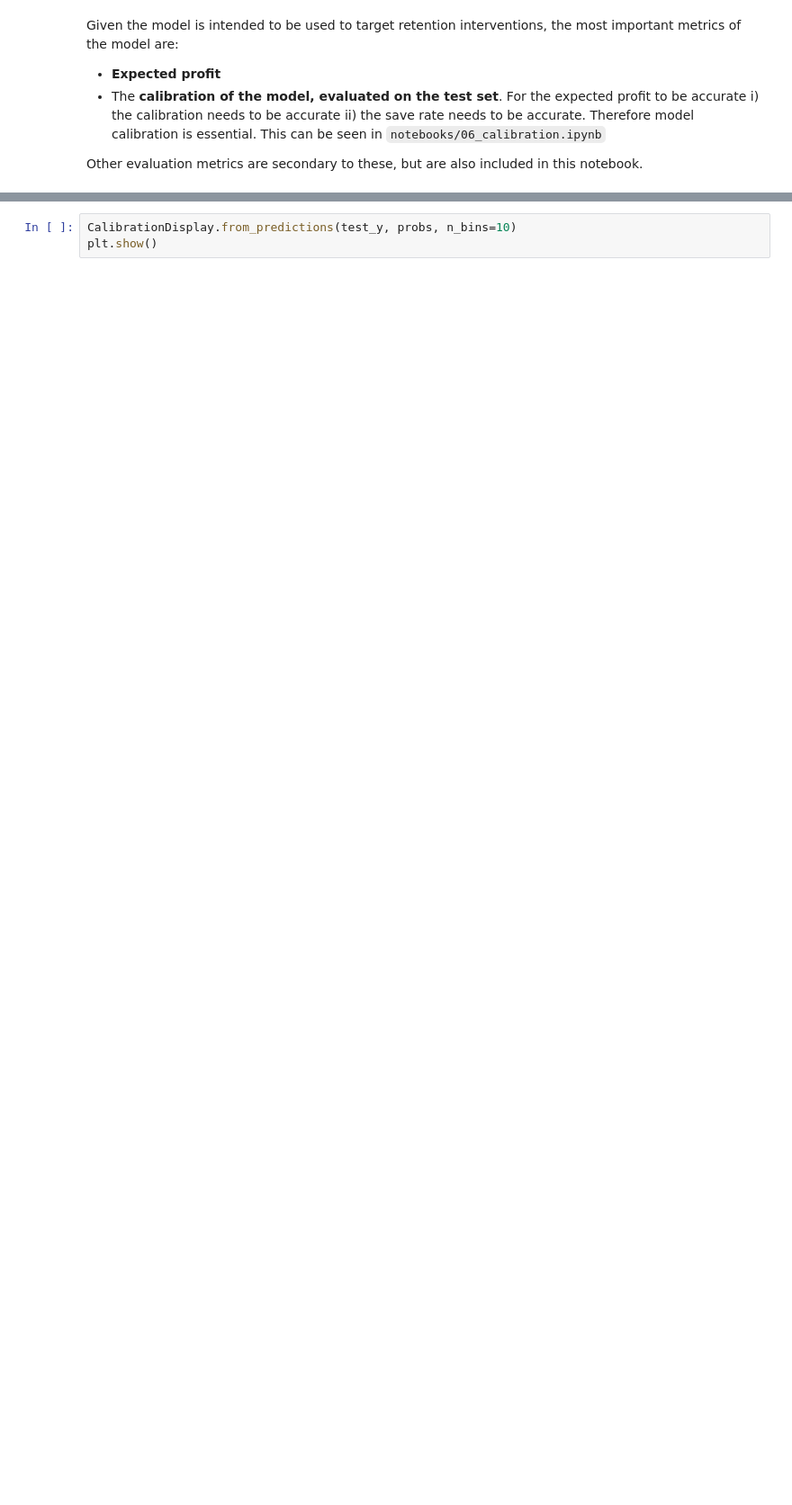
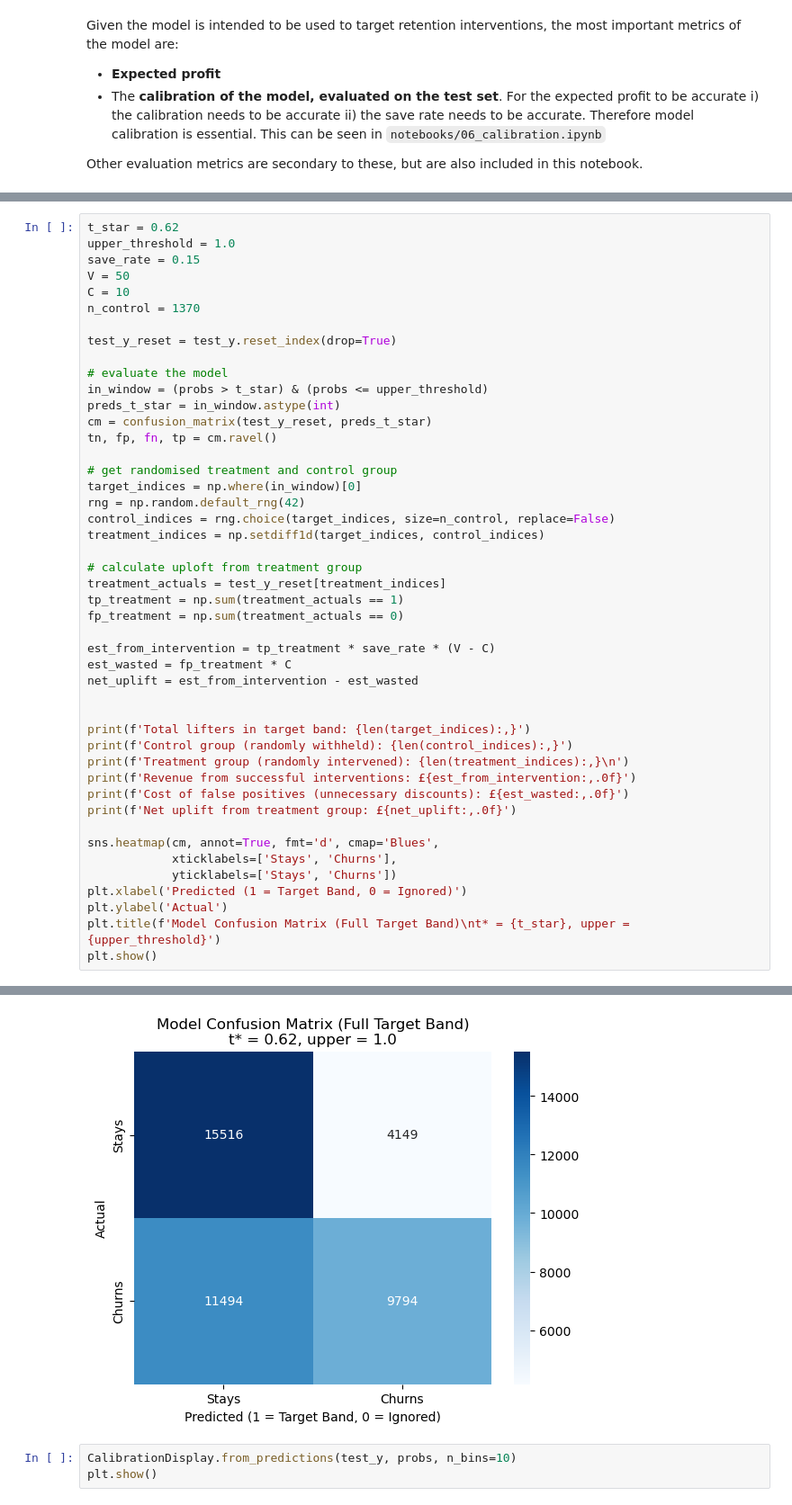
Before and after one commit to bnparris/Powerlifting-Membership-Churn-Model, a Jupyter notebook: notebooks/08_test.ipynb.ipynb, the cells around one changed output, grey strips where cells are left out. Shown at 90% size. Cells and saved outputs as stored; diff of their text form; blank space fills up the shorter version.

```diff
--- a/notebooks/08_test.ipynb.ipynb
+++ b/notebooks/08_test.ipynb.ipynb
@@ -112,0 +71,47 @@ Net uplift from treatment group: £15,950
+# %%
+t_star = 0.62
+upper_threshold = 1.0
+save_rate = 0.15
+V = 50
+C = 10
+n_control = 1370
+
+test_y_reset = test_y.reset_index(drop=True)
+
+# evaluate the model
+in_window = (probs > t_star) & (probs <= upper_threshold)
+preds_t_star = in_window.astype(int)
+cm = confusion_matrix(test_y_reset, preds_t_star)
+tn, fp, fn, tp = cm.ravel()
+
+# get randomised treatment and control group
+target_indices = np.where(in_window)[0]
+rng = np.random.default_rng(42)
+control_indices = rng.choice(target_indices, size=n_control, replace=False)
+treatment_indices = np.setdiff1d(target_indices, control_indices)
+
+# calculate uploft from treatment group
+treatment_actuals = test_y_reset[treatment_indices]
+tp_treatment = np.sum(treatment_actuals == 1)
+fp_treatment = np.sum(treatment_actuals == 0)
+
+est_from_intervention = tp_treatment * save_rate * (V - C)
+est_wasted = fp_treatment * C
+net_uplift = est_from_intervention - est_wasted
+
+
+print(f'Total lifters in target band: {len(target_indices):,}')
+print(f'Control group (randomly withheld): {len(control_indices):,}')
+print(f'Treatment group (randomly intervened): {len(treatment_indices):,}\n')
+print(f'Revenue from successful interventions: £{est_from_intervention:,.0f}')
+print(f'Cost of false positives (unnecessary discounts): £{est_wasted:,.0f}')
+print(f'Net uplift from treatment group: £{net_uplift:,.0f}')
+
+sns.heatmap(cm, annot=True, fmt='d', cmap='Blues',
+            xticklabels=['Stays', 'Churns'],
+            yticklabels=['Stays', 'Churns'])
+plt.xlabel('Predicted (1 = Target Band, 0 = Ignored)')
+plt.ylabel('Actual')
+plt.title(f'Model Confusion Matrix (Full Target Band)\nt* = {t_star}, upper = {upper_threshold}')
+plt.show()
+# %% [output]
@@ -113,3 +125,4 @@ Net uplift from treatment group: £15,950
+[figure, added]
 # %%
 CalibrationDisplay.from_predictions(test_y, probs, n_bins=10)
 plt.show()
```
Also changed, not shown: parts of 5 cells of this notebook.
